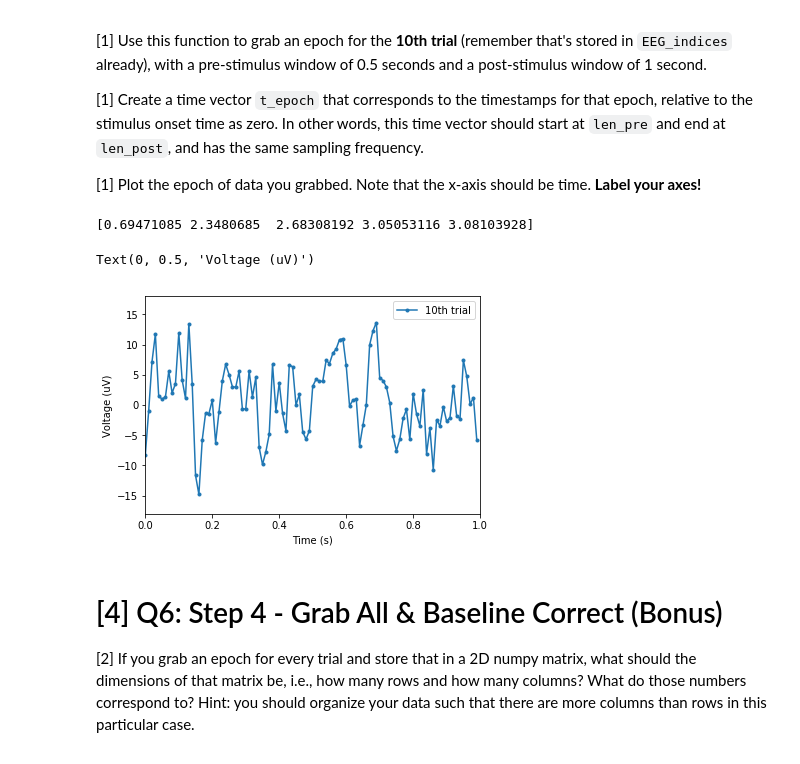
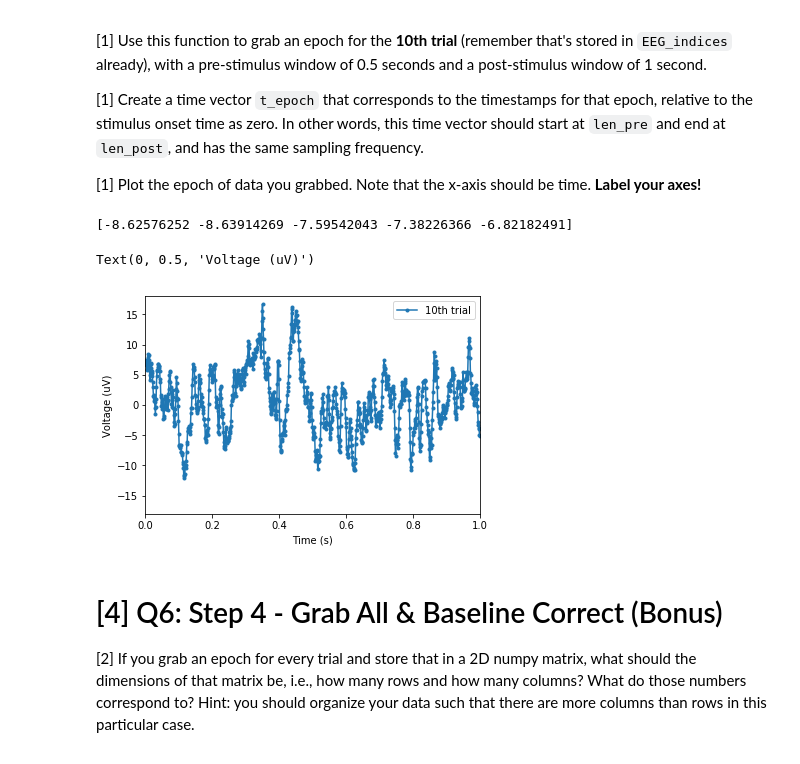
Before and after one commit to kevinice95/COGS118C, a Jupyter notebook: Assignments/A1-SamplingTimeSeries.ipynb, the cells around one changed output. Drawn from its saved outputs; the diff is of its cells as text; code cells hidden in the pictures.

```diff
--- a/Assignments/A1-SamplingTimeSeries.ipynb
+++ b/Assignments/A1-SamplingTimeSeries.ipynb
@@ -200,9 +200,9 @@ print(t_EEG[np.array(trial_index).astype(int)]) # access the value at the corres
 3.0500000000000003
 # %%
 def compute_EEG_indices(event_timestamps, fs):
-    result = np.array([t_EEG[np.array(event_timestamps[0]*fs).astype(int)]])
+    result = np.array([np.array(event_timestamps[0]*fs).astype(int)])
     for t in range(1,len(event_timestamps)):
-        result = np.append(result, t_EEG[np.array(event_timestamps[t]*fs).astype(int)])
+        result = np.append(result,np.array(event_timestamps[t]*fs).astype(int))
     return result.astype(int)
 # call your function to compute the corresponding indices
 EEG_indices = compute_EEG_indices([1.0,3.375,5.87,8.183, 10.419, 12.588, 14.87,17.086, 19.164, 21.237],1000)
@@ -225,28 +225,28 @@ Now that we have the corresponding indices in the EEG data, we know exactly wher
 [1] Plot the epoch of data you grabbed. Note that the x-axis should be time. **Label your axes!**
 # %%
 def grab_epoch(data, index, fs, len_pre, len_post):
-    pre = int((index*1000)+(len_pre*fs))
-    post = int((index*1000)+(len_post*fs))
+    pre = int(index+(len_pre*fs))
+    post = int(index+(len_post*fs))
     return data[pre:post]
 
 len_pre = -0.5 #second
 len_post = 1 #second
-epoch = grab_epoch(EEG,EEG_indices[9],1000,len_pre,len_post)
+epoch = grab_epoch(EEG,EEG_indices[9],fs,len_pre,len_post)
 print(epoch[:5])
 
-t_epoch = np.arange(-0.5,1,1/1000)
+t_epoch = np.arange(len_pre,len_post,dt)
 
 # plotting
 plt.figure(figsize=(6,4))
-plt.plot(t_epoch[::10],epoch[::10],'.-',label='10th trial')
+plt.plot(t_epoch,epoch,'.-',label='10th trial')
 plt.xlim([0,1]); plt.ylim([-18, 18]);
 plt.legend()
 plt.xlabel('Time (s)')
 plt.ylabel('Voltage (uV)')
 # %% [output]
-[0.69471085 2.3480685  2.68308192 3.05053116 3.08103928]
+[-8.62576252 -8.63914269 -7.59542043 -7.38226366 -6.82182491]
 Text(0, 0.5, 'Voltage (uV)')
-[figure, old version]
+[figure, new version]
 # %% [markdown]
 # [4] Q6: Step 4 - Grab All & Baseline Correct (Bonus)
 [2] If you grab an epoch for every trial and store that in a 2D numpy matrix, what should the dimensions of that matrix be, i.e., how many rows and how many columns? What do those numbers correspond to? Hint: you should organize your data such that there are more columns than rows in this particular case.
```
Also changed, not shown: parts of 5 cells of this notebook.
